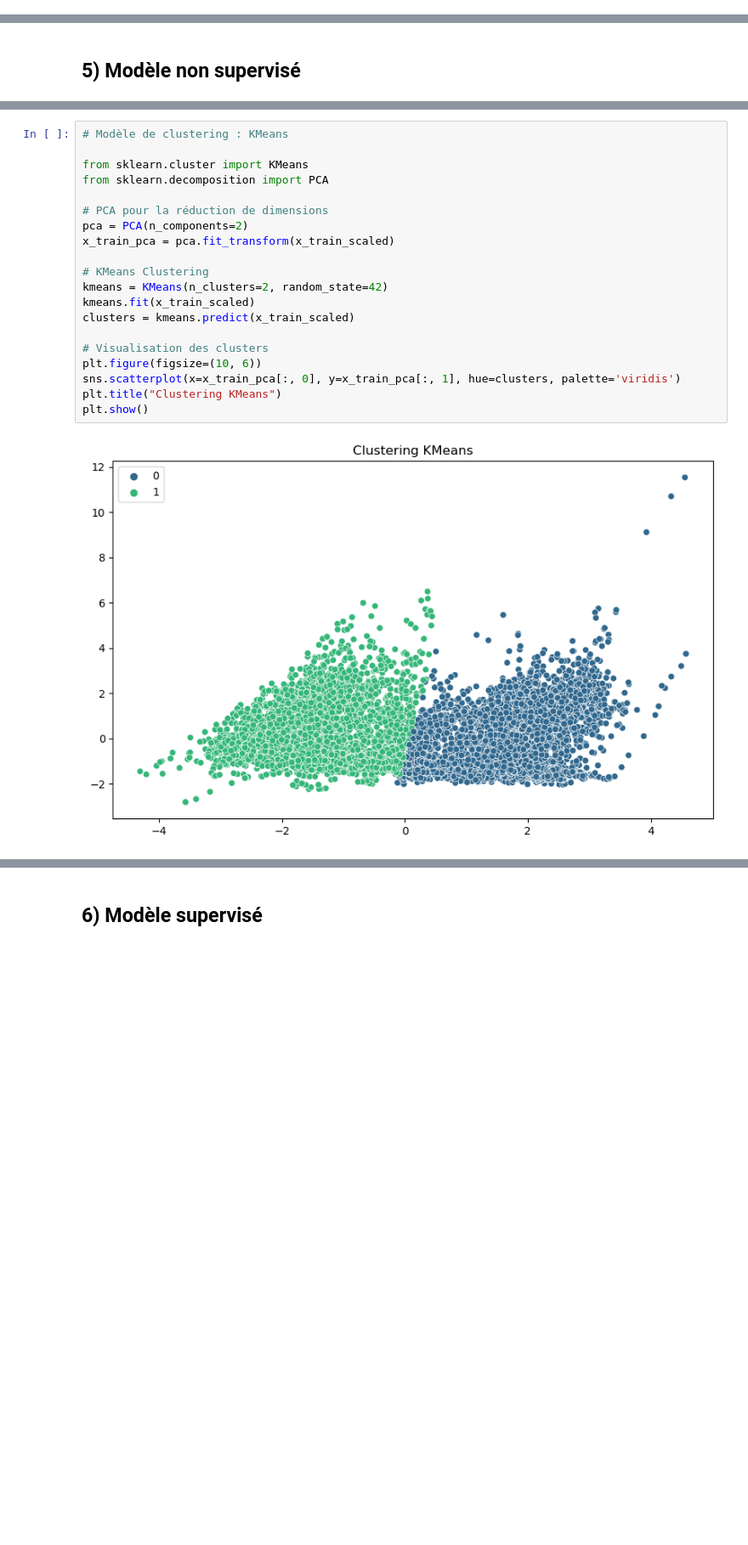
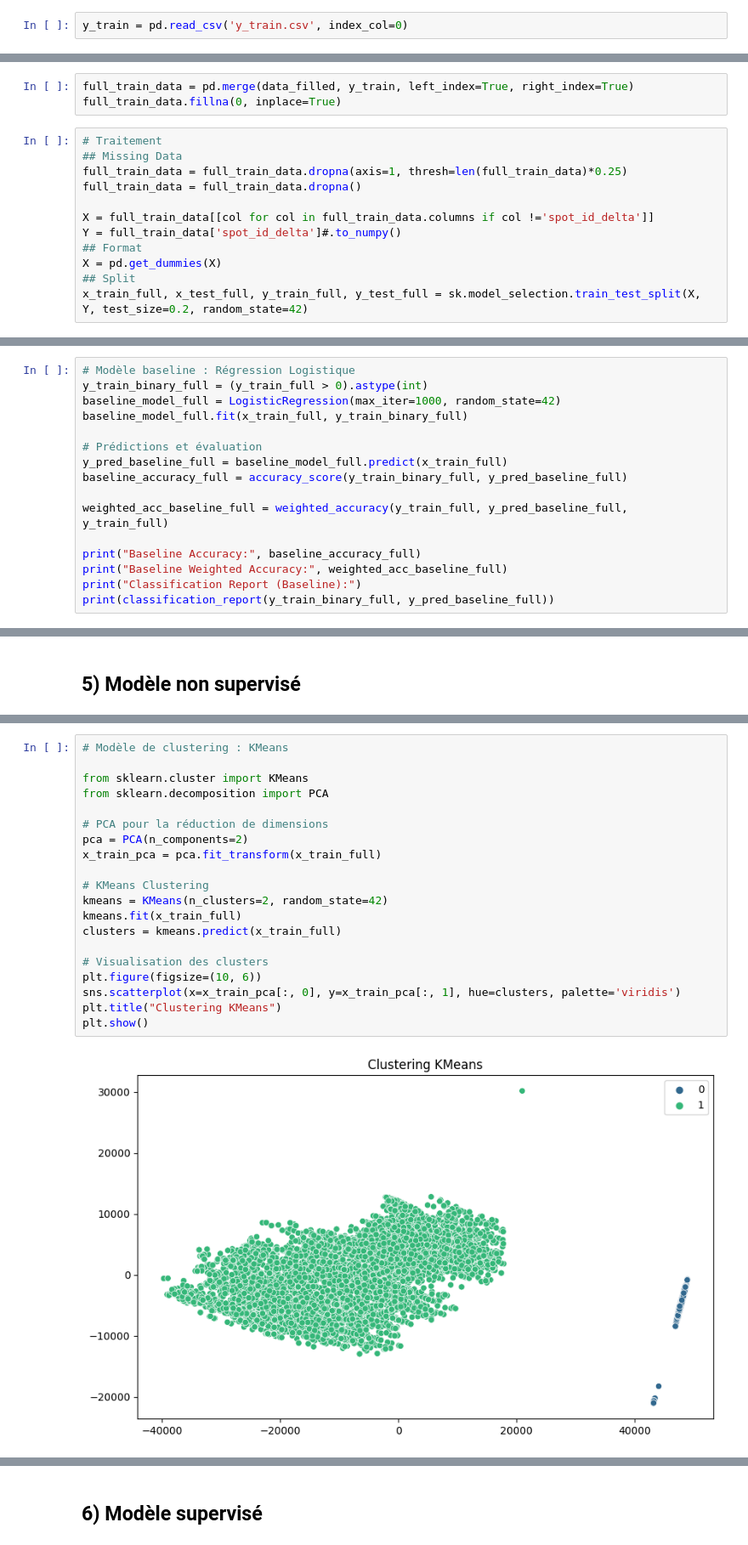
Before and after one commit to jcollot2/DAUPHINE_Machine_Learning, a Jupyter notebook: modeles_v2.ipynb, the cells around one changed output, grey strips where cells are left out. Shown: that part at 85% size. Saved outputs shown, nothing was run; the diff lists cells and outputs as text; blank space fills up the shorter version.

Commit message:
update modele v2 - methodes 1,2,3 corrected

```diff
--- a/modeles_v2.ipynb
+++ b/modeles_v2.ipynb
@@ -170 +435,3 @@ Le benchmark proposé par le challenge est un jeu de données ou nos prédiction
+# %%
+y_train = pd.read_csv('y_train.csv', index_col=0)
 # %%
@@ -204,3 +464,18 @@ Classification Report (Baseline):
     accuracy                           0.52     10605
    macro avg       0.52      0.52      0.52     10605
 weighted avg       0.52      0.52      0.52     10605
+# %%
+full_train_data = pd.merge(data_filled, y_train, left_index=True, right_index=True)
+full_train_data.fillna(0, inplace=True)
+# %%
+# Traitement
+## Missing Data
+full_train_data = full_train_data.dropna(axis=1, thresh=len(full_train_data)*0.25)
+full_train_data = full_train_data.dropna()
+
+X = full_train_data[[col for col in full_train_data.columns if col !='spot_id_delta']]
+Y = full_train_data['spot_id_delta']#.to_numpy()
+## Format
+X = pd.get_dummies(X)
+## Split
+x_train_full, x_test_full, y_train_full, y_test_full = sk.model_selection.train_test_split(X, Y, test_size=0.2, random_state=42)
@@ -206,0 +498,16 @@ weighted avg       0.52      0.52      0.52     10605
+# %%
+# Modèle baseline : Régression Logistique
+y_train_binary_full = (y_train_full > 0).astype(int)
+baseline_model_full = LogisticRegression(max_iter=1000, random_state=42)
+baseline_model_full.fit(x_train_full, y_train_binary_full)
+
+# Prédictions et évaluation
+y_pred_baseline_full = baseline_model_full.predict(x_train_full)
+baseline_accuracy_full = accuracy_score(y_train_binary_full, y_pred_baseline_full)
+
+weighted_acc_baseline_full = weighted_accuracy(y_train_full, y_pred_baseline_full, y_train_full)
+
+print("Baseline Accuracy:", baseline_accuracy_full)
+print("Baseline Weighted Accuracy:", weighted_acc_baseline_full)
+print("Classification Report (Baseline):")
+print(classification_report(y_train_binary_full, y_pred_baseline_full))
@@ -230,25 +549,25 @@ max                 1.671847e+01          3.359548e+00
 # %%
 # Modèle de clustering : KMeans
 
 from sklearn.cluster import KMeans
 from sklearn.decomposition import PCA
 
 # PCA pour la réduction de dimensions
 pca = PCA(n_components=2)
-x_train_pca = pca.fit_transform(x_train_scaled)
+x_train_pca = pca.fit_transform(x_train_full)
 
 # KMeans Clustering
 kmeans = KMeans(n_clusters=2, random_state=42)
-kmeans.fit(x_train_scaled)
-clusters = kmeans.predict(x_train_scaled)
+kmeans.fit(x_train_full)
+clusters = kmeans.predict(x_train_full)
 
 # Visualisation des clusters
 plt.figure(figsize=(10, 6))
 sns.scatterplot(x=x_train_pca[:, 0], y=x_train_pca[:, 1], hue=clusters, palette='viridis')
 plt.title("Clustering KMeans")
 plt.show()
 # %% [output]
-[figure, old version]
+[figure, new version]
 # %%
 #Tests sur un jeu de données fictifs
 
```
Also changed, not shown: parts of 72 cells of this notebook, 10 other files.
